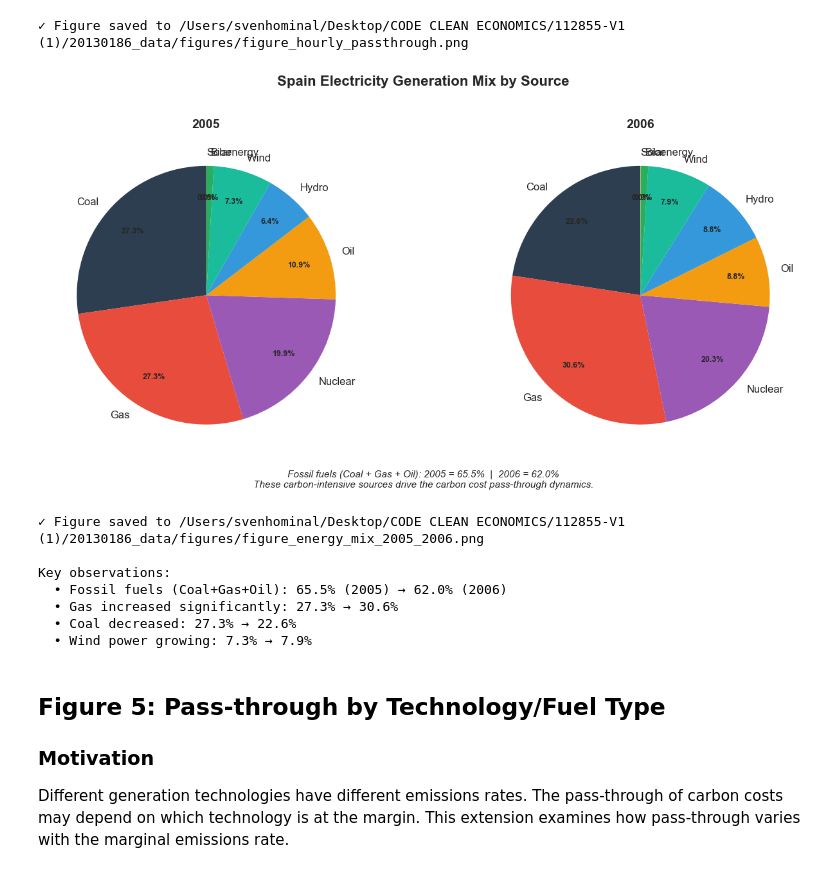
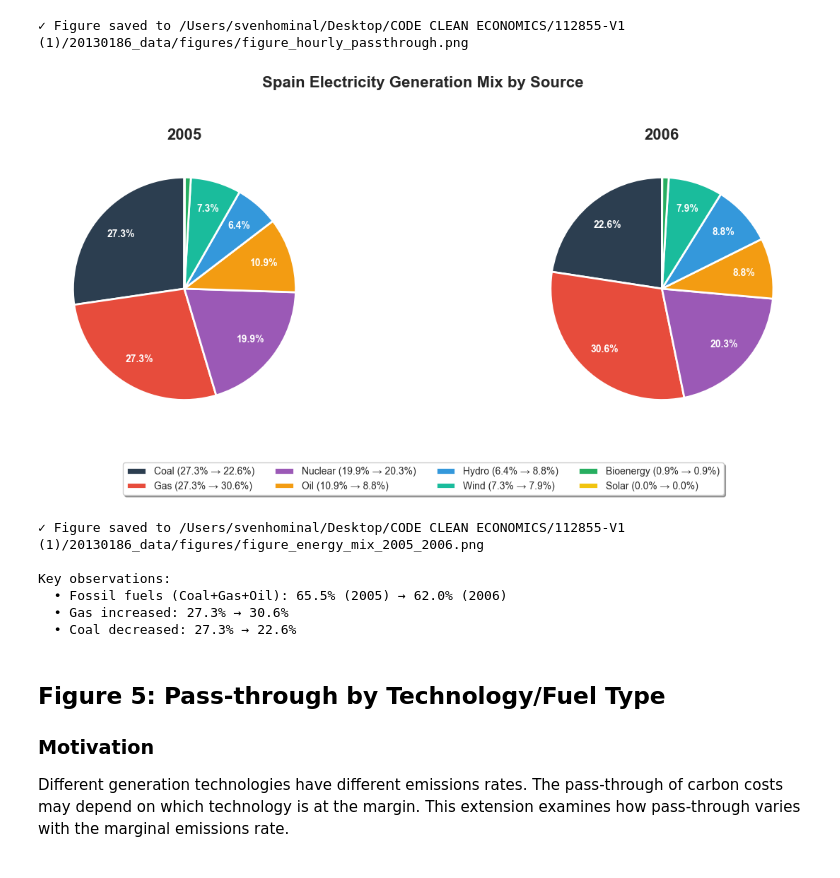
Before and after one commit to svenhominal/MGT-494_Project, a Jupyter notebook: extension_code_sven.ipynb, the cells around one changed output. Cells and saved outputs as stored; diff of their text form; code cells hidden in the pictures.

```diff
--- a/extension_code_sven.ipynb
+++ b/extension_code_sven.ipynb
@@ -3855,7 +3855,7 @@ spain_data = elec_mix[(elec_mix['Entity'] == 'Spain') & (elec_mix['Year'].isin([
 row_2005 = spain_data[spain_data['Year'] == 2005].iloc[0]
 row_2006 = spain_data[spain_data['Year'] == 2006].iloc[0]
 
-# Extract values for each source (order: Coal, Gas, Hydro, Solar, Wind, Oil, Nuclear, Other renewables, Bioenergy)
+# Sources and data
 sources = ['Coal', 'Gas', 'Nuclear', 'Oil', 'Hydro', 'Wind', 'Bioenergy', 'Solar']
 
 data_2005 = [
@@ -3873,66 +3873,75 @@ data_2006 = [
     row_2006['Coal - % electricity'],
     row_2006['Gas - % electricity'],
     row_2006['Nuclear - % electricity'],
     row_2006['Oil - % electricity'],
     row_2006['Hydro - % electricity'],
     row_2006['Wind - % electricity'],
     row_2006['Bioenergy - % electricity'] if pd.notna(row_2006['Bioenergy - % electricity']) else 0,
     row_2006['Solar - % electricity']
 ]
 
-# Colors: fossil fuels in warm colors, clean in cool colors
+# Colors
 colors = ['#2C3E50', '#E74C3C', '#9B59B6', '#F39C12', '#3498DB', '#1ABC9C', '#27AE60', '#F1C40F']
 
-# Create figure with two pie charts
+# Create figure
 fig, axes = plt.subplots(1, 2, figsize=(14, 6))
 
+# Function to format autopct - only show if > 3%
+def autopct_func(pct):
+    return f'{pct:.1f}%' if pct > 3 else ''
+
 # 2005 pie chart
-wedges1, texts1, autotexts1 = axes[0].pie(data_2005, labels=sources, autopct='%1.1f%%',
-                                           colors=colors, startangle=90,
-                                           pctdistance=0.75, labeldistance=1.1)
-axes[0].set_title('2005', fontsize=14, fontweight='bold')
+wedges1, texts1, autotexts1 = axes[0].pie(
+    data_2005, colors=colors, autopct=autopct_func,
+    startangle=90, pctdistance=0.75,
+    wedgeprops=dict(edgecolor='white', linewidth=2)
+)
+axes[0].set_title('2005', fontsize=16, fontweight='bold', pad=10)
 
 # 2006 pie chart
-wedges2, texts2, autotexts2 = axes[1].pie(data_2006, labels=sources, autopct='%1.1f%%',
-                                           colors=colors, startangle=90,
-                                           pctdistance=0.75, labeldistance=1.1)
-axes[1].set_title('2006', fontsize=14, fontweight='bold')
+wedges2, texts2, autotexts2 = axes[1].pie(
+    data_2006, colors=colors, autopct=autopct_func,
+    startangle=90, pctdistance=0.75,
+    wedgeprops=dict(edgecolor='white', linewidth=2)
+)
+axes[1].set_title('2006', fontsize=16, fontweight='bold', pad=10)
 
-# Style the percentage labels
-for autotext in autotexts1 + autotexts2:
-    autotext.set_fontsize(9)
-    autotext.set_fontweight('bold')
+# Style percentages
+for autotexts in [autotexts1, autotexts2]:
+    for autotext in autotexts:
+        autotext.set_fontsize(10)
+        autotext.set_fontweight('bold')
+        autotext.set_color('white')
 
-plt.suptitle('Spain Electricity Generation Mix by Source', fontsize=16, fontweight='bold', y=1.02)
+# Create legend with values
+legend_labels = [f'{s} ({data_2005[i]:.1f}% → {data_2006[i]:.1f}%)' for i, s in enumerate(sources)]
+fig.legend(wedges1, legend_labels, loc='lower center', ncol=4, fontsize=10,
+           frameon=True, fancybox=True, shadow=True, bbox_to_anchor=(0.5, -0.02))
 
-# Add summary statistics
-fossil_2005 = data_2005[0] + data_2005[1] + data_2005[3]  # Coal + Gas + Oil
+# Title
+plt.suptitle('Spain Electricity Generation Mix by Source', fontsize=16, fontweight='bold', y=0.98)
+
+# Fossil fuel stats
+fossil_2005 = data_2005[0] + data_2005[1] + data_2005[3]
 fossil_2006 = data_2006[0] + data_2006[1] + data_2006[3]
 
-fig.text(0.5, -0.05,
-         f'Fossil fuels (Coal + Gas + Oil): 2005 = {fossil_2005:.1f}%  |  2006 = {fossil_2006:.1f}%\n'
-         f'These carbon-intensive sources drive the carbon cost pass-through dynamics.',
-         ha='center', fontsize=11, style='italic')
-
-plt.tight_layout()
+plt.tight_layout(rect=[0, 0.12, 1, 0.95])
 plt.savefig(f'{FIGURES}/figure_energy_mix_2005_2006.png', dpi=300, bbox_inches='tight')
 plt.show()
 
 print(f"\n✓ Figure saved to {FIGURES}/figure_energy_mix_2005_2006.png")
 print(f"\nKey observations:")
 print(f"  • Fossil fuels (Coal+Gas+Oil): {fossil_2005:.1f}% (2005) → {fossil_2006:.1f}% (2006)")
-print(f"  • Gas increased significantly: {data_2005[1]:.1f}% → {data_2006[1]:.1f}%")
+print(f"  • Gas increased: {data_2005[1]:.1f}% → {data_2006[1]:.1f}%")
 print(f"  • Coal decreased: {data_2005[0]:.1f}% → {data_2006[0]:.1f}%")
-print(f"  • Wind power growing: {data_2005[5]:.1f}% → {data_2006[5]:.1f}%")
 # %% [output]
-[figure, old version]
+[figure, new version]
 ✓ Figure saved to /Users/svenhominal/Desktop/CODE CLEAN ECONOMICS/112855-V1 (1)/20130186_data/figures/figure_energy_mix_2005_2006.png
 
 Key observations:
   • Fossil fuels (Coal+Gas+Oil): 65.5% (2005) → 62.0% (2006)
-  • Gas increased significantly: 27.3% → 30.6%
+  • Gas increased: 27.3% → 30.6%
   • Coal decreased: 27.3% → 22.6%
-  • Wind power growing: 7.3% → 7.9%
 # %% [markdown]
 ## Figure 5: Pass-through by Technology/Fuel Type
 
```
Also changed, not shown: parts of 20 cells of this notebook, 1 other file.
